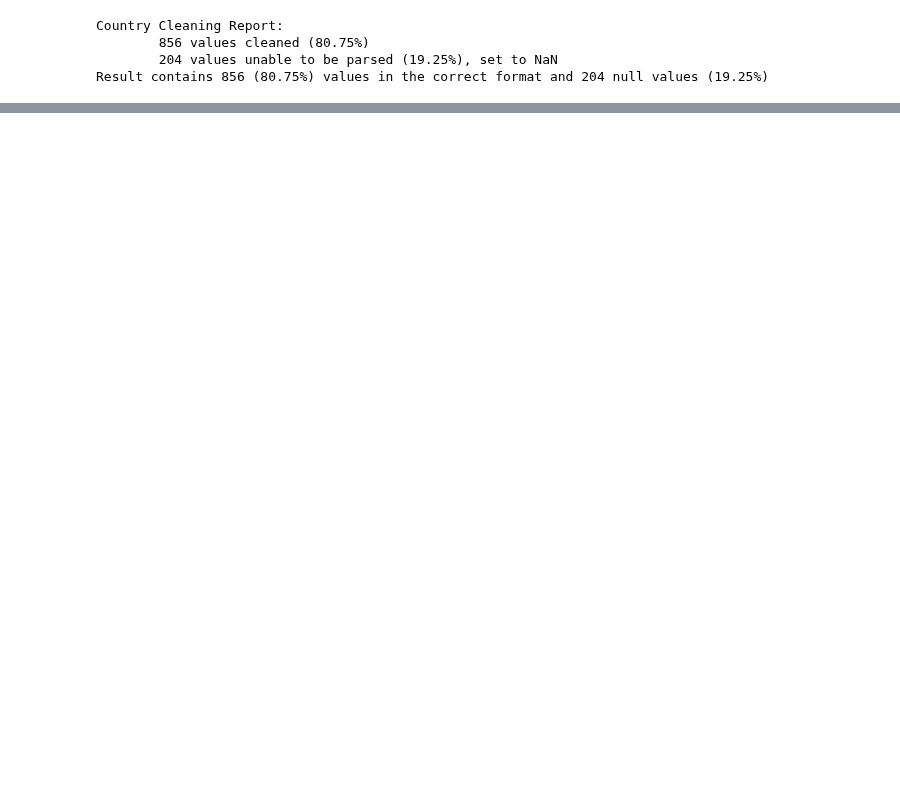
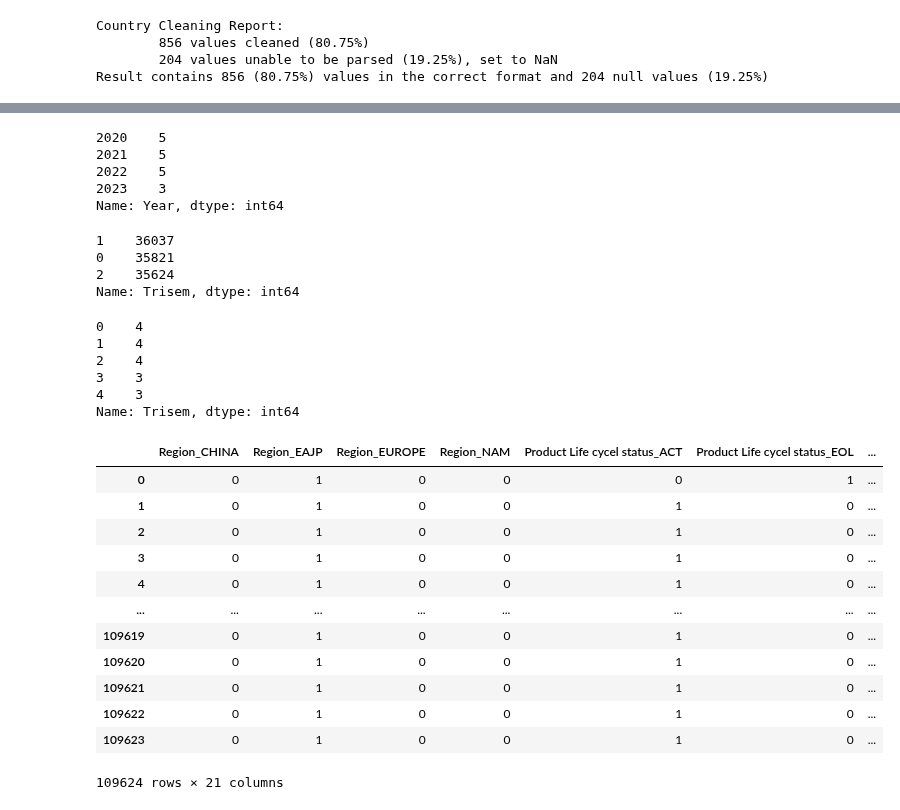
Before and after one commit to Amir1453/Team21, a Jupyter notebook: model.ipynb, the cells around one changed output, grey strips where cells are left out. Cells and saved outputs as stored; diff of their text form; code cells hidden in the pictures; blank space fills up the shorter version.

```diff
--- a/model.ipynb
+++ b/model.ipynb
@@ -238,0 +372,29 @@ X_test['Month 1'] = X_test.groupby('Strategic Product Family proxy')['Month 1'].
+# %%
+X_test_sub0 = pd.read_csv("datasets_hi4/X_test.csv", sep=";")
+# %%
+X_test_sub = X_test_sub0.copy()
+# %%
+X_test_sub["Country"] = X_test_sub["Country"].str.upper()
+
+date = X_test_sub["Date"].str.split(n=1, expand=True)
+X_test_sub["Year"] = date[1]
+X_test_sub["Trisem"] = pd.to_numeric(date[0].str.slice(stop=3).replace(month_lib))//3
+X_test_sub["Trisem"] = X_test_sub["Trisem"].astype(str)
+
+for col in ["Month 1", "Month 2", "Month 3"]:
+    X_test_sub[col] = pd.to_numeric(X_test_sub[col].str.replace(" ", ""))
+
+X_test_sub['Month 1'] = X_test_sub.groupby('Strategic Product Family proxy')['Month 1'].transform(lambda x: x.fillna(x.mean()))
+X_test_sub["Product Life cycel status"] = X_test_sub["Product Life cycel status"].fillna("ACT")
+# %%
+print(X_test_sub0.shape)
+X_test_sub = pd.merge(X_test_sub, df_GSCPI, on=["Year", "Trisem"])
+print(X_test_sub.shape)
+X_test_sub = pd.merge(X_test_sub, df_LPI, on =["Country"])
+print(X_test_sub.shape)
+X_test_sub = pd.merge(X_test_sub, df_epi, on=["Country"])
+print(X_test_sub.shape)
+X_test_sub = pd.merge(X_test_sub, df_econ, on = ['Country', 'Year'])
+print(X_test_sub.shape)
+X_test_sub = pd.merge(X_test_sub, dfi_grouped, how = "left", on = ["Year", "Trisem", "Country"])
+print(X_test_sub.shape)
@@ -238,0 +422,48 @@ X_test['Month 1'] = X_test.groupby('Strategic Product Family proxy')['Month 1'].
+# %%
+df_GSCPI["Year"].value_counts()
+# %% [output]
+2020    5
+2021    5
+2022    5
+2023    3
+Name: Year, dtype: int64
+# %%
+X_test["Trisem"].value_counts()
+# %% [output]
+1    36037
+0    35821
+2    35624
+Name: Trisem, dtype: int64
+# %%
+df_GSCPI["Trisem"].value_counts()
+# %% [output]
+0    4
+1    4
+2    4
+3    3
+4    3
+Name: Trisem, dtype: int64
+# %%
+var_onehot = ["Region","Product Life cycel status","Product  Line proxy","Year","Trisem"]
+onehot_df_sub = X_test_sub[var_onehot]
+
+onehot_enc = OneHotEncoder(handle_unknown="ignore",sparse_output=False)
+onehot_enc.fit(onehot_df_sub)
+onehot_features = onehot_enc.get_feature_names_out()
+
+onehot_df_sub_t = pd.DataFrame(onehot_enc.transform(onehot_df_sub).astype("int"), columns=onehot_features)
+onehot_df_sub_t
+# %% [output]
+|  | Region_CHINA | Region_EAJP | Region_EUROPE | Region_NAM | Product Life cycel status_ACT | Product Life cycel status_EOL | ... |
+| 0 | 0 | 1 | 0 | 0 | 0 | 1 | ... |
+| 1 | 0 | 1 | 0 | 0 | 1 | 0 | ... |
+| 2 | 0 | 1 | 0 | 0 | 1 | 0 | ... |
+| 3 | 0 | 1 | 0 | 0 | 1 | 0 | ... |
+| 4 | 0 | 1 | 0 | 0 | 1 | 0 | ... |
+| ... | ... | ... | ... | ... | ... | ... | ... |
+| 109619 | 0 | 1 | 0 | 0 | 1 | 0 | ... |
+| 109620 | 0 | 1 | 0 | 0 | 1 | 0 | ... |
+| 109621 | 0 | 1 | 0 | 0 | 1 | 0 | ... |
+| 109622 | 0 | 1 | 0 | 0 | 1 | 0 | ... |
+| 109623 | 0 | 1 | 0 | 0 | 1 | 0 | ... |
+109624 rows × 21 columns
```
Also changed, not shown: parts of 45 cells of this notebook.
